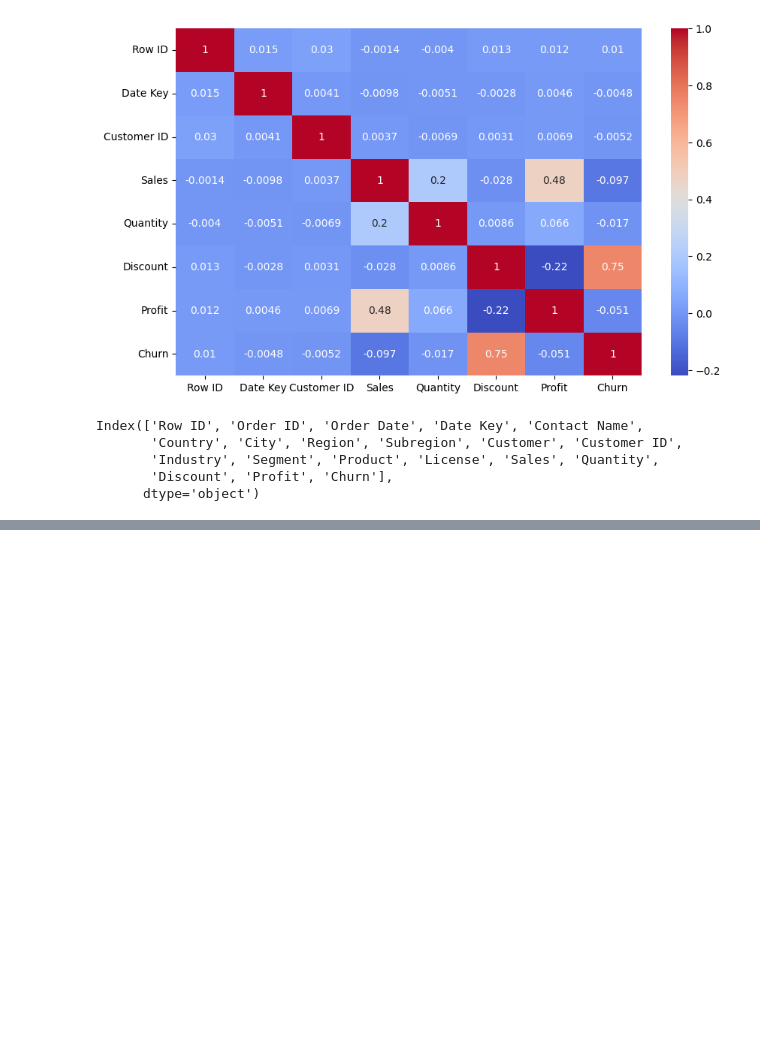
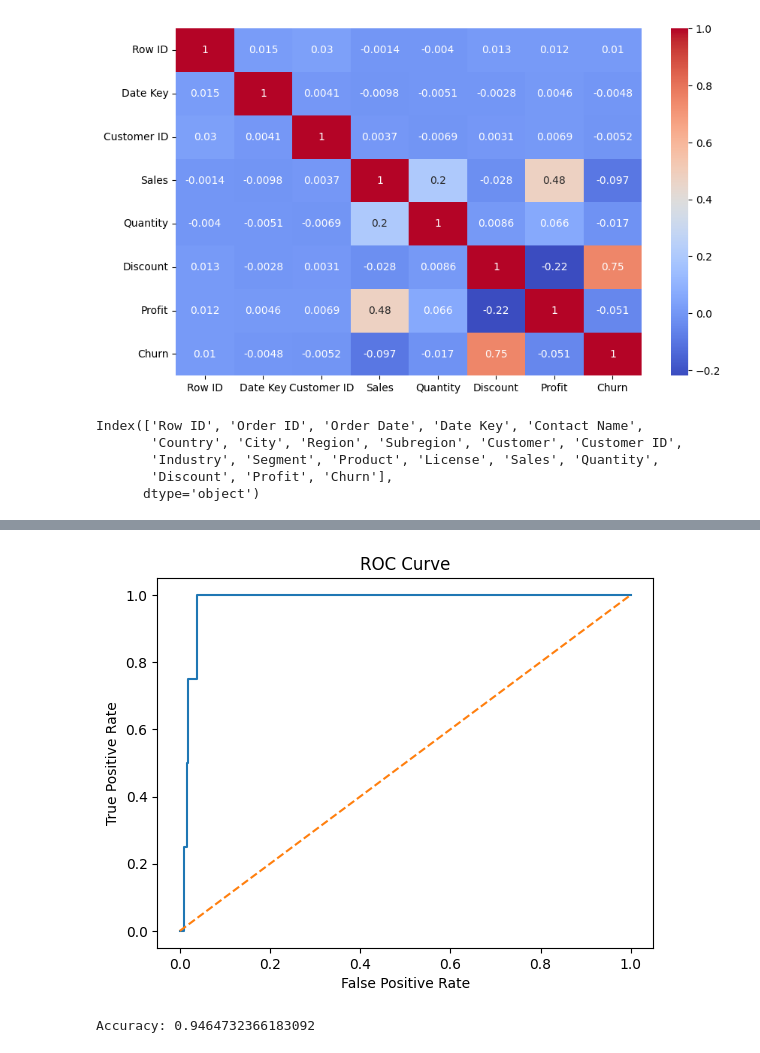
Before and after one commit to coder-priyanka01/SaaS-Customer-Retention-Project, a Jupyter notebook: SaaS_Customer_Retention_&_Revenue_Risk_Intelligence_System.ipynb, the cells around one changed output, grey strips where cells are left out. Cells and saved outputs as stored; diff of their text form; code cells hidden in the pictures; blank space fills up the shorter version.

```diff
--- a/SaaS_Customer_Retention_&_Revenue_Risk_Intelligence_System.ipynb
+++ b/SaaS_Customer_Retention_&_Revenue_Risk_Intelligence_System.ipynb
@@ -239,0 +274,8 @@ y = df['Churn']
+# %%
+# Use df_model (which includes Customer ID and encoded features) to create X and y
+# X_model_features will contain 'Customer ID' for later linking
+X_model_features = df_model.drop('Churn', axis=1)
+
+# X for model training will not contain 'Customer ID'
+X = X_model_features.drop('Customer ID', axis=1)
+y = df_model['Churn']
@@ -239,0 +303,15 @@ y = df['Churn']
+# %%
+from sklearn.model_selection import train_test_split
+
+X_train, X_test, y_train, y_test = train_test_split(
+    X, y,
+    test_size=0.2,
+    random_state=42,
+    stratify=y
+)
+# %%
+from sklearn.linear_model import LogisticRegression
+
+model = LogisticRegression(class_weight='balanced', max_iter=1000)
+
+model.fit(X_train, y_train)
@@ -239,0 +320,3 @@ y = df['Churn']
+# %%
+y_pred = model.predict(X_test)
+y_prob = model.predict_proba(X_test)[:,1]
@@ -239,0 +342,19 @@ y = df['Churn']
+# %%
+from sklearn.metrics import roc_curve
+
+fpr, tpr, thresholds = roc_curve(y_test, y_prob)
+
+plt.plot(fpr, tpr)
+plt.plot([0,1],[0,1], linestyle='--')
+plt.xlabel("False Positive Rate")
+plt.ylabel("True Positive Rate")
+plt.title("ROC Curve")
+plt.show()
+# %% [output]
+[figure, added]
+# %%
+from sklearn.metrics import accuracy_score
+
+print("Accuracy:", accuracy_score(y_test, y_pred))
+# %% [output]
+Accuracy: 0.9464732366183092
```
Also changed, not shown: parts of 25 cells of this notebook.
